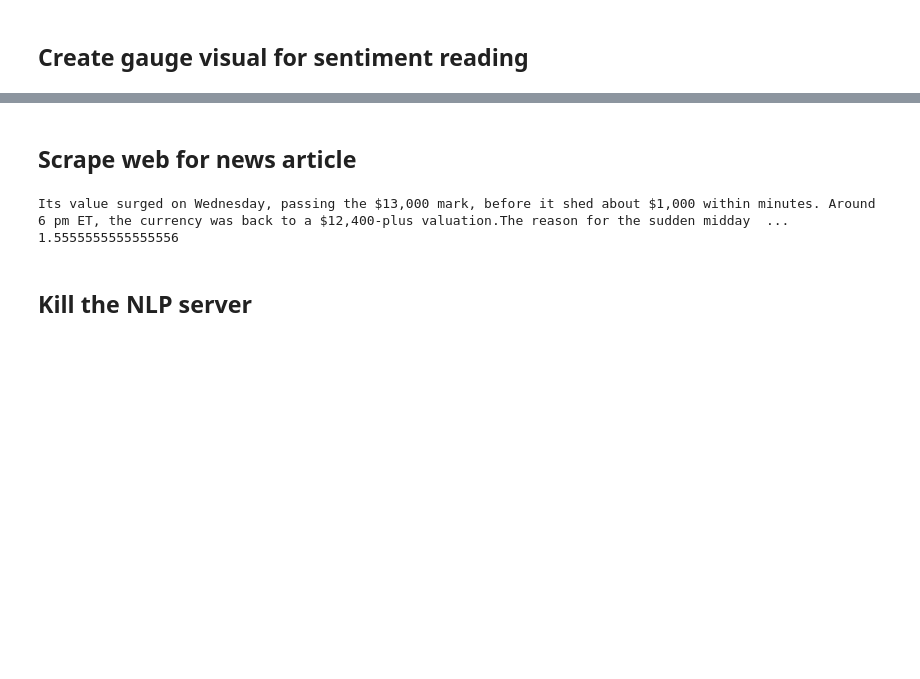
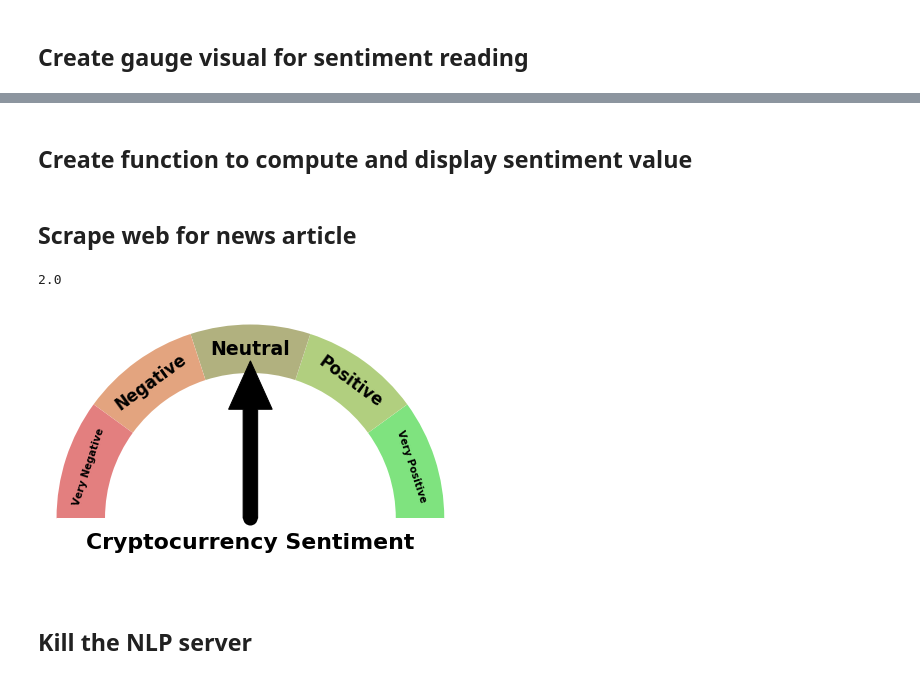
Before and after one commit to FinnitoProductions/Crypto-Sentiment-Tracker, a Jupyter notebook: sentiment-analysis.ipynb, the cells around one changed output, grey strips where cells are left out. Saved outputs shown, nothing was run; the diff lists cells and outputs as text; code cells hidden in the pictures; blank space fills up the shorter version.

Commit message:
Create dynamic gauge using matplotlib

```diff
--- a/sentiment-analysis.ipynb
+++ b/sentiment-analysis.ipynb
@@ -149,3 +149,10 @@ py.iplot(gauge)
+# %% [markdown]
+## Create function to compute and display sentiment value
+# %%
+def displaySentiment(text):
+    print(findSentiment(text))
+    gauge(labels=['Very Negative','Negative','Neutral','Positive', 'Very Positive'],
+      colors=['#c80000','#c84b00','#646400','#64a000', '#00c800'], sentiment=findSentiment(text), title='Cryptocurrency Sentiment')
 # %% [markdown]
 ## Scrape web for news article
 # %%
@@ -169,37 +176,36 @@ def parseHTML(url):
 # Extracts the text from a CNN article with given URL, excluding the headline and any advertisements.
 def getCNNText(url):
     htmlParser = parseHTML(url)
 
     text = ""
 
     for element in htmlParser.select('div'):
         if element.has_attr('class') and 'zn-body__paragraph' in element['class']:
             text += element.text
     return text
 text = getCNNText("https://www.cnn.com/2019/06/26/business/bitcoin-value-trnd/index.html")
-print(text)
-print(findSentiment(text))
+displaySentiment("beyond belief.")
 
 # Uses NewsAPI to extract all articles from a given day.
 def getArticleURLs(day, month, year):
     dayPrefix = "%04d-%02d-%02d" % (year, month, day)
 
     newsapi = NewsApiClient(api_key = '8d99d69a251a453f8c084f4768db7195')
 
     urls = []
     second = 0
     minute = 0
     for hour in range (0, 24):
         for minute in range (0, 59, 10):
             iso8601DateStart = "%sT%s" % (dayPrefix, "%02d:%02d:%02d" % (hour, minute, second))
             iso8601DateEnd = "%sT%s" % (dayPrefix, "%02d:%02d:%02d" % (hour, minute + (10 if minute != 50 else 9), second))
             all_articles = newsapi.get_everything(q='bitcoin', from_param= iso8601DateStart, to=iso8601DateEnd, page=1)
             for article in all_articles['articles']:
                 urls += article['url']
     return urls
 # %% [output]
-Its value surged on Wednesday, passing the $13,000 mark, before it shed about $1,000 within minutes. Around 6 pm ET, the currency was back to a $12,400-plus valuation.The reason for the sudden midday  ...
-1.5555555555555556
+2.0
+[figure, added]
 # %% [markdown]
 ## Kill the NLP server
 # %%
```
Also changed, not shown: parts of 2 cells of this notebook.
